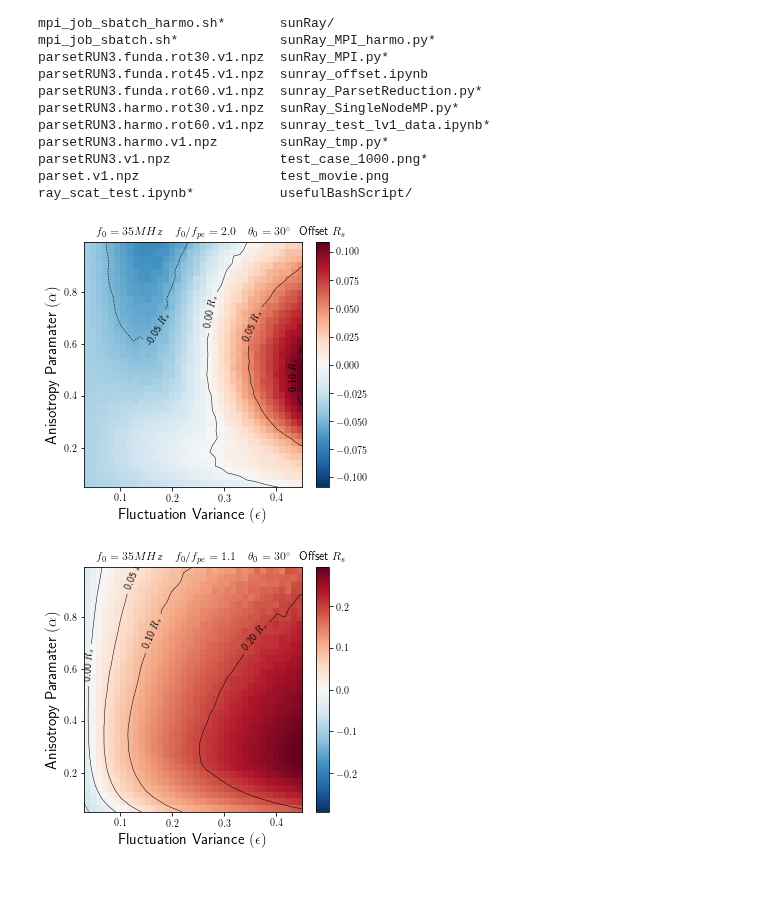
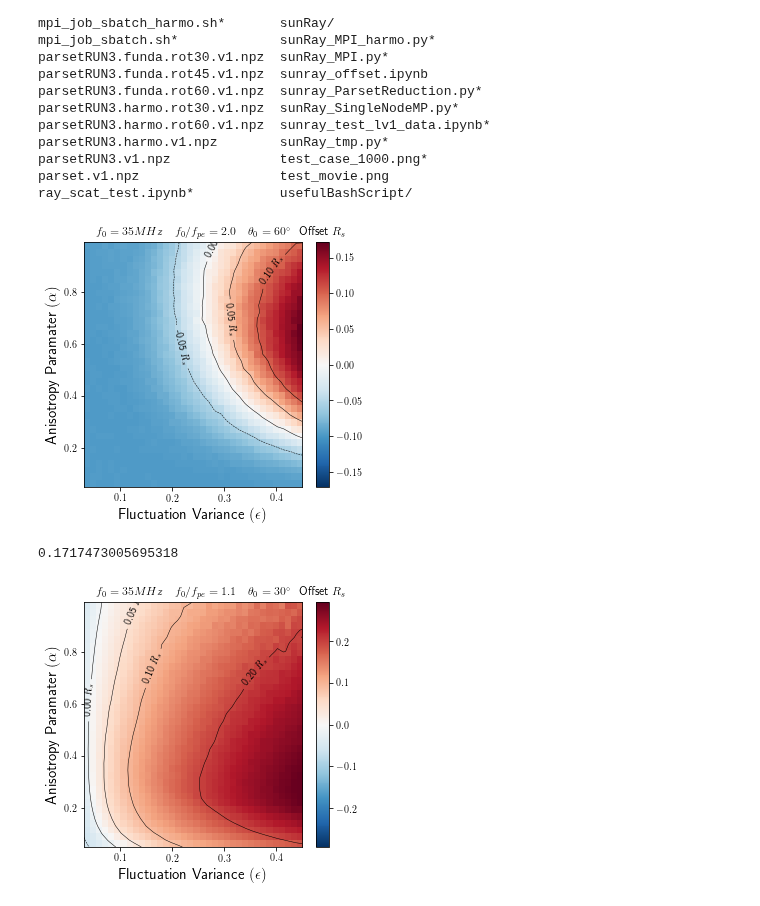
Before and after one commit to peijin94/SunRay, a Jupyter notebook: sunray_offset.ipynb, the cells around one changed output. Saved outputs shown, nothing was run; the diff lists cells and outputs as text; code cells hidden in the pictures.

```diff
--- a/sunray_offset.ipynb
+++ b/sunray_offset.ipynb
@@ -160,7 +160,7 @@ parsetRUN3.v1.npz              test_case_1000.png*
 parset.v1.npz                  test_movie.png
 ray_scat_test.ipynb*           usefulBashScript/
 # %%
-angrotstr='30'
+angrotstr='60'
 
 import numpy as np
 data_par  = np.load('parsetRUN3.harmo.rot'+angrotstr+'.v1.npz')
@@ -174,35 +174,39 @@ arr_alpha = np.linspace(0.05,0.99,36)
 from scipy.ndimage.filters import gaussian_filter
 sigma=0.4
 #data = gaussian_filter(data, sigma)
 
 plt.figure(figsize=[5,4.5])
 
 plt.imshow(res[3].T,origin='lower',
            extent=[np.min(arr_eps),np.max(arr_eps),np.min(arr_alpha),np.max(arr_alpha)],
           cmap='RdBu_r',vmax=np.max(res[3]),vmin=-np.max(res[3]))#,vmax=7,vmin=0)
 cbar = plt.colorbar()
 cbar.ax.set_title('Offset $R_s$')
 
 ax = plt.gca()
 
 CS = ax.contour(arr_eps,arr_alpha,gaussian_filter(res[3].T,sigma),[-0.2,-0.1,-0.05,0.0,0.05,0.1,0.2],colors=['k'],linewidths =0.5)
 ax.clabel(CS,  CS.levels,  inline=True,  fontsize=10,fmt=r'%1.2f $R_s$')
-ax.clabel(CS0, CS0.levels, inline=True,  fontsize=10,fmt=r'%1.2f $R_s$')
+#ax.clabel(CS0, CS0.levels, inline=True,  fontsize=10,fmt=r'%1.2f $R_s$')
 
 ax.set_xlabel(r'Fluctuation Variance $(\epsilon)$',fontsize=15)
 ax.set_ylabel(r'Anisotropy Paramater $(\alpha)$',fontsize=15)
 
 ax.set_aspect(1/2)
 ax.set_title(r'$f_0=35MHz \quad f_0/f_{pe}=2.0\quad \theta _0='+angrotstr+'^{\circ}$')
 fig = plt.gcf()
 
 fig.savefig('img/offset_harmo'+angrotstr+'.pdf')
 #plt.gca().set_xticks(range(len(arr_eps)))
 #plt.gca().set_yticks(range(len(arr_eps)))
 #plt.gca().set_yticklabels(arr_alpha)
 #plt.gca().set_xticklabels(np.round(arr_eps*100))
 # %% [output]
-[figure, old version]
+[figure, new version]
+# %%
+np.max(res[3])
+# %% [output]
+0.1717473005695318
 # %%
 import numpy as np
 data_par  = np.load('parsetRUN3.funda.rot'+angrotstr+'.v1.npz')
```
Also changed, not shown: 6 other files.
